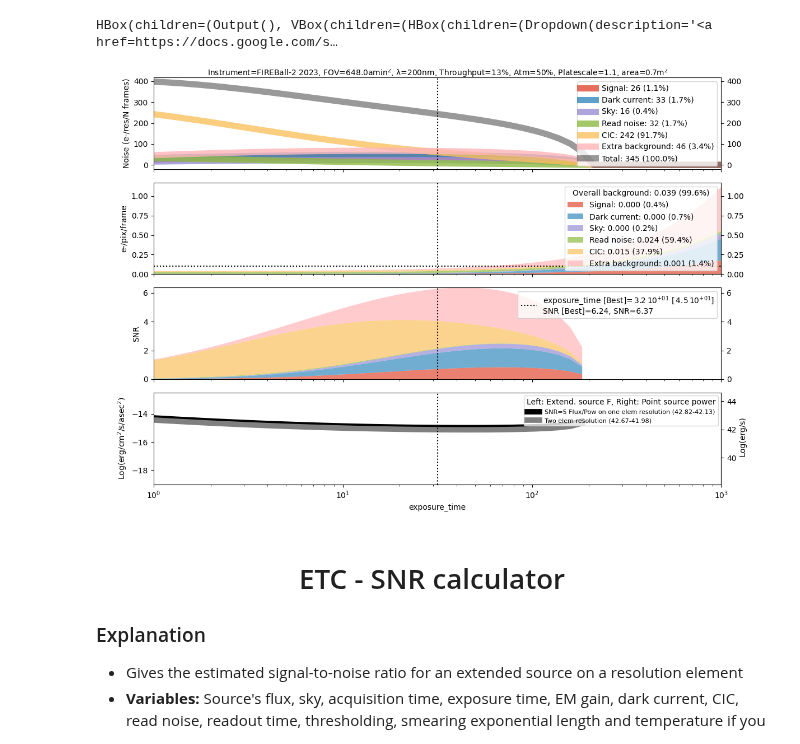
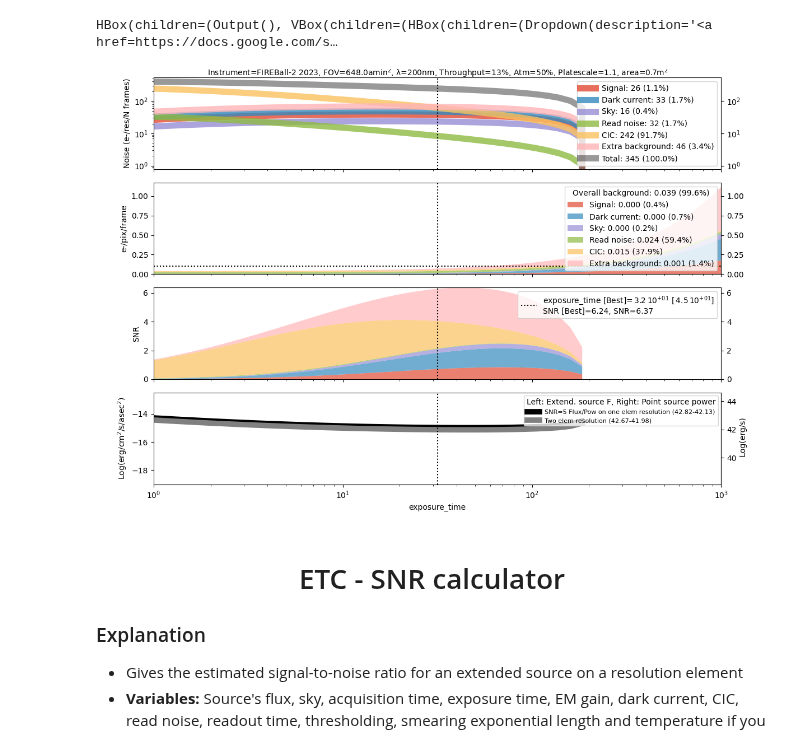
Before and after one commit to vpicouet/spectro-imager-etc, a Jupyter notebook: notebooks/ETC.ipynb, the cells around one changed output. Saved outputs shown, nothing was run; the diff lists cells and outputs as text; code cells hidden in the pictures.

```diff
--- a/notebooks/ETC.ipynb
+++ b/notebooks/ETC.ipynb
@@ -84,10 +84,10 @@ class ExposureTimeCalulator(widgets.HBox):
 
         self.other_options =  ['exposure_time','acquisition_time',"Signal","RN","Dard_current" ,'Sky',"readout_time","PSF_RMS_det","QE","cosmic_ray_loss_per_sec","Throughput","Atmosphere","lambda_stack","PSF_source",'Collecting_area',"Δx","Δλ"]#[:-3]
         self.other_options =  ["---OBSERVED SOURCE---","Signal",'Sky',"PSF_source","Line_width",
-        "---OBSERVATION STRATEGY---", "Atmosphere",'exposure_time','acquisition_time',"readout_time","lambda_stack","Δx","Δλ",  "Wavelength",
-        "---INSTRUMENT DESIGN---",'Collecting_area',"Pixel_scale","Throughput","PSF_RMS_mask","PSF_RMS_det",
-        "---SPECTROGRAPH DESIGN---","Spectral_resolution","Slit_width","Dispersion",
-        "---DECTECTOR PERFORMANCE---","QE","RN","Dard_current" ,"Pixel_size","cosmic_ray_loss_per_sec",
+        "---OBSERVATION STRATEGY---", "Atmosphere",'exposure_time','acquisition_time',"readout_time","lambda_stack","Δx","Δλ",  "wavelength",
+        "---INSTRUMENT DESIGN---",'Collecting_area',"pixel_scale","Throughput","PSF_RMS_mask","PSF_RMS_det",
+        "---SPECTROGRAPH DESIGN---","Spectral_resolution","Slitwidth","dispersion",
+        "---DECTECTOR PERFORMANCE---","QE","RN","Dard_current" ,"pixel_size","cosmic_ray_loss_per_sec",
         # "---FIREBall specific---",
         ]#[:-3]
         self.fb_options_no_temp = self.other_options + ["---AMPLIFIED DECTECTOR---","EM_gain","CIC_charge","smearing","extra_background"]
@@ -96,6 +96,8 @@ class ExposureTimeCalulator(widgets.HBox):
         self.instrument = widgets.Dropdown(options=instruments.colnames[3:],value=instrument,description="<a href=https://docs.google.com/spreadsheets/d/1Ox0uxEm2TfgzYA6ivkTpU4xrmN5vO5kmnUPdCSt73uU/edit#gid=2066284077>Instrument</a>", layout=Layout(width=small),description_tooltip="Instrument characteristics")
         self.ylog = widgets.Checkbox(value=False,description='ylog',disabled=False, layout=Layout(width='147px'),description_tooltip="Use this check box to use a log scale for the y axis")
         self.xlog = widgets.Checkbox(value=True,description='xlog',disabled=False, layout=Layout(width='147px'),description_tooltip="Use this check box to use a log scale for the x axis")
+        self.ax0.set_yscale("log")
+
         # self.reset = widgets.Button(value=False,description='↺',disabled=False,button_style='', layout=Layout(width="30px"))
 
         self.Signal = widgets.FloatLogSlider(min=-19, max=-13 ,value=self.Signal,description='Flux', layout=Layout(width=width),description_tooltip="Flux of the diffuse source in ergs/cm2/s/arcsec2/Å.")
@@ -105,8 +107,8 @@ class ExposureTimeCalulator(widgets.HBox):
         self.fwhm = widgets.FloatRangeSlider( min=0.1, max=6,value=(self.PSF_RMS_mask,self.PSF_RMS_det),style = style, layout=Layout(width=width),description='Mask/det σ',step=0.1,readout_format='.1f',todescription_tooltipoltip="Spatial resolution in arcseconds respectively at the mask and detector level. To be multiplied by 2.35 to have the FWHM.")
         # self.Sky = widgets.FloatLogSlider( min=0, max=7,value=self.Sky,base=10, style =style, layout=Layout(width=width),description='Sky (CU)',description_tooltip="Level of sky background illumination in Continuum units (CU = 1 ph/cm$^2$/s/sr/Å = 1 LU/Å) ")#5.57e-18
         self.Sky = widgets.FloatLogSlider( min=-19, max=-15,value=self.Sky,base=10, style =style, layout=Layout(width=width),description='Sky',description_tooltip="Level of sky background illumination in ergs/cm2/s/arcsec2/Å ")#5.57e-18
-        self.RN = widgets.IntSlider( min=0, max=120,value=self.RN, style = style, layout=Layout(width=width),description='Read noise',description_tooltip="Detector readout noise in electrons/pixel")
-        self.QE = widgets.FloatSlider( min=0, max=1,value=self.Nominal.QE,style = style, layout=Layout(width=width),description='QE',step=0.01,readout_format='.2f',description_tooltip="Detector quantum efficiency")
+        self.RN = widgets.IntSlider( min=0.01, max=120,value=self.RN, style = style, layout=Layout(width=width),description='Read noise',description_tooltip="Detector readout noise in electrons/pixel")
+        self.QE = widgets.FloatSlider( min=0.01, max=1,value=self.Nominal.QE,style = style, layout=Layout(width=width),description='QE',step=0.01,readout_format='.2f',description_tooltip="Detector quantum efficiency")
         self.Dard_current = widgets.FloatSlider( min=0, max=50,value=self.Dard_current, style = style, layout=Layout(width=width),description='Dard current',step=0.0011,readout_format='.2f',description_tooltip="Detector dark current [e-/pix/hour]")
 
         self.extra_background = widgets.FloatSlider( min=0, max=3,value=self.extra_background,style = style, layout=Layout(width=width),description='Extra bckgnd',step=0.2,readout_format='.1f',description_tooltip="Additional background on the detector [e-/pix/hour]")
@@ -119,13 +121,13 @@ class ExposureTimeCalulator(widgets.HBox):
 
 
 
-        self.Collecting_area = widgets.FloatSlider( min=0, max=10,value=self.Collecting_area,base=10, style =style, layout=Layout(width=width),description='Area',description_tooltip="Collecting area of the instrument in square meter")#5.57e-18
-        self.pixel_scale = widgets.FloatSlider( min=0, max=2,value=self.pixel_scale,base=10, style =style, layout=Layout(width=width),description='Pixel scale',description_tooltip="Pixel plate scale in  ''/pix")#5.57e-18
-        self.Throughput = widgets.FloatSlider( min=0, max=1,value=self.Throughput,base=10, style =style, layout=Layout(width=width),description='Throughput',description_tooltip="Instrument throughput at effective wavelength (not accounting for detector quantum efficiency and atmospheric transmission)")#5.57e-18
+        self.Collecting_area = widgets.FloatSlider( min=0.01, max=10,value=self.Collecting_area,base=10, style =style, layout=Layout(width=width),description='Area',description_tooltip="Collecting area of the instrument in square meter")#5.57e-18
+        self.pixel_scale = widgets.FloatSlider( min=0.01, max=2,value=self.pixel_scale,base=10, style =style, layout=Layout(width=width),description='Pixel scale',description_tooltip="Pixel plate scale in  ''/pix")#5.57e-18
+        self.Throughput = widgets.FloatSlider( min=0.01, max=1,value=self.Throughput,base=10, style =style, layout=Layout(width=width),description='Throughput',description_tooltip="Instrument throughput at effective wavelength (not accounting for detector quantum efficiency and atmospheric transmission)")#5.57e-18
 
 
 
-        self.Atmosphere = widgets.FloatSlider( min=0, max=1,value=self.Atmosphere,base=10, style =style, layout=Layout(width=width),description='Atmosphere',description_tooltip="Atmospheric transmission")
+        self.Atmosphere = widgets.FloatSlider( min=0.01, max=1,value=self.Atmosphere,base=10, style =style, layout=Layout(width=width),description='Atmosphere',description_tooltip="Atmospheric transmission")
         self.pixel_size = widgets.FloatSlider( min=2, max=40,value=self.pixel_size,base=10, style =style, layout=Layout(width=width),description='Pix size',description_tooltip="Pixel size in microns")
 
         self.PSF_source = widgets.FloatSlider( min=0.1, max=30,value=self.PSF_source,base=10, style =style, layout=Layout(width=width),description='σ Source',description_tooltip="Spatial extension of the source in arcseconds")
@@ -281,30 +283,30 @@ class ExposureTimeCalulator(widgets.HBox):
                 self.smearing.layout.visibility = 'visible' if ("FIREBall-2" in self.instrument.value) & (self.counting_mode.value)    else 'hidden'
                 self.temperature.layout.visibility = 'visible' if ("FIREBall-2" in self.instrument.value) &  (self.follow_temp.value)  else 'hidden'
 
-
                 if x_axis == 'temperature':
                     temperature=np.linspace(self.temperature.min, self.temperature.max)
                     Dard_current = 10**self.dark_poly(temperature)
                     # smearing = np.poly1d([-0.0306087, -2.2226087])(temperature)
                     smearing = self.smearing_poly(temperature)
-                # self.ax0.set_title('Gain=%i, Texp=%i, CIC=%0.3f, Dark=%0.3f, RN=%i, Signal=%0.2E, Sky=%0.2E, e-/pix=%0.2E'%(EM_gain,exposure_time,CIC_charge,Dard_current,RN,Signal,Sky,self.el_per_pix),y=0.97)
-                # title = 'Gain'#=%i, Texp=%i, CIC=%0.3f, Dark=%0.3f, RN=%i, Signal=%0.2E, Sky=%0.2E'%(EM_gain,exposure_time,CIC_charge,Dard_current,RN,Signal,Sky)
+                # d = {name:np.linspace(rgetattr(self, '%s.min'%(name)), rgetattr(self, '%s.max'%(name))   name for self.fb_options_no_temp}
+
+                # globals()[x_axis] = np.linspace(rgetattr(self, '%s.min'%(x_axis)), rgetattr(self, '%s.max'%(x_axis)) )
+                # print(eval("x_axis"))
+                # exec("%s = np.linspace(self.%s.min,self.%s.max)"%(x_axis,x_axis,x_axis))
+                # print(eval("x_axis"))
                 if x_axis == 'exposure_time':
-                    # exposure_time=np.linspace(self.exposure_time.min,self.exposure_time.max)
-                    # exposure_time=np.logspace(np.log10(self.exposure_time.min),np.log10(self.exposure_time.max))
                     exposure_time=np.logspace(0,np.log10(self.time_max))
                 elif x_axis == 'Sky':
-                    # Sky=np.logspace(3,7)
                     Sky=np.logspace(-19,-15)
+                    Sky=np.logspace(self.Sky.min,self.Sky.max)
                 elif x_axis == 'Signal':
                     Signal=np.logspace(-19,-13)
-                    # Signal=np.logspace(-19,-13)
-
+                    Signal=np.logspace(self.Signal.min,self.Signal.max)
                 elif x_axis == 'EM_gain':
                     # EM_gain=np.linspace(self.EM_gain.min,self.EM_gain.max)
                     EM_gain=np.logspace(np.log10(self.EM_gain.min),np.log10(self.EM_gain.max))
                 elif x_axis == 'acquisition_time':
-                    acquisition_time=np.linspace(0.1,6)
+                    acquisition_time=np.linspace(self.acquisition_time.min,self.acquisition_time.max)
                 elif x_axis == 'RN':
                     RN=np.logspace(-1,np.log10(self.RN.max))
                 elif x_axis == 'CIC_charge':
@@ -320,32 +322,40 @@ class ExposureTimeCalulator(widgets.HBox):
                 elif x_axis == 'QE':
                     QE=np.linspace(self.QE.min,self.QE.max)
                 elif x_axis == 'PSF_RMS_mask':
-                    PSF_RMS_mask=np.linspace(0.1,8)
+                    PSF_RMS_mask=np.linspace(self.fwhm.min,8)
                 elif x_axis == 'PSF_RMS_det':
-                    PSF_RMS_det=np.linspace(0.1,10)
+                    PSF_RMS_det=np.linspace(self.fwhm.min,self.fwhm.max)
                 elif x_axis == 'extra_background':
                     extra_background=np.linspace(self.extra_background.min,self.extra_background.max)
                 elif x_axis == 'Δx':
-                    Δx=np.linspace(-15,15)#arcseconds
+                    Δx=np.linspace(self.Δx.min,self.Δx.max)#arcseconds
                 elif x_axis == 'Δλ':
-                    Δλ=np.linspace(-150,150)#angstrom
-
+                    Δλ=np.linspace(self.Δλ.min,self.Δλ.max)#angstrom
                 elif x_axis == 'Throughput':
-                    Throughput=np.linspace(0,1)
-
+                    Throughput=np.linspace(self.Throughput.min,self.Throughput.max)
                 elif x_axis == 'Atmosphere':
-                    Atmosphere=np.linspace(0,1)
-
+                    Atmosphere=np.linspace(self.Atmosphere.min,self.Atmosphere.max)
+                elif x_axis == 'Line_width':
+                    Line_width=np.linspace(self.Line_width.min,self.Line_width.max)
                 elif x_axis == 'PSF_source':
-                    PSF_source = np.linspace(1,50)
-
+                    PSF_source =  np.linspace(self.PSF_source.min,self.PSF_source.max)
+                elif x_axis == 'pixel_scale':
+                    pixel_scale = np.linspace(self.pixel_scale.min,self.pixel_scale.max)
+                elif x_axis == 'pixel_size':
+                    pixel_size = np.linspace(self.pixel_size.min,self.pixel_size.max)
+                elif x_axis == 'wavelength':
+                    wavelength =np.linspace(self.wavelength.min,self.wavelength.max)
+                elif x_axis == 'Slitwidth':
+                    Slitwidth =np.linspace(self.Slitwidth.min,self.Slitwidth.max)
+                elif x_axis == 'Spectral_resolution':
+                    Spectral_resolution = np.linspace(self.Spectral_resolution.min,self.Spectral_resolution.max)
+                elif x_axis == 'dispersion':
+                    dispersion = np.linspace(self.dispersion.min,self.dispersion.max)
                 elif x_axis == 'lambda_stack':
-                    lambda_stack = np.logspace(np.log10(self.dispersion),np.log10(self.Bandwidth))
-
+                    lambda_stack = np.logspace(np.log10(self.dispersion.value),np.log10(self.Bandwidth))
                 elif x_axis == 'Collecting_area':
-                    Collecting_area = np.logspace(np.log10(0.1),np.log10(200))
-
-                # Add Slitwidth & Bandwidth
+                    # Collecting_area = np.linspace(self.Collecting_area.min,self.Collecting_area.max)
+                    Collecting_area = np.linspace(0.01, 10)
                 elif x_axis == "cosmic_ray_loss_per_sec":
                     cosmic_ray_loss_per_sec=np.linspace(0,1/exposure[1])
 
@@ -474,8 +484,16 @@ class ExposureTimeCalulator(widgets.HBox):
                     self.ax0.set_ylim((-0.5,np.nanmax(np.nansum(self.new.noises[:,:-1],axis=1))))
                     self.ax1.set_ylim((0,np.max(np.sum(getattr(self.new,'electrons_per_pix'),axis=1))))
                     self.ax2.set_ylim((0,np.nanmax(getattr(self.new,'SNR'))))
+
                 if xlog:
-                    self.ax0.set_xscale("symlog")
+                    try:
+                        if (rgetattr(self,"%s.min"%(x_axis))<0) & ( rgetattr(self,"%s.min"%(x_axis))  <  rgetattr(self,"%s.value"%(x_axis)) <  rgetattr(self,"%s.max"%(x_axis))):
+                            self.ax0.set_xscale("symlog")
+                        else:
+                            self.ax0.set_xscale("log")
+                    except AttributeError:
+                        self.ax0.set_xscale("log")
+
                 else:
                     self.ax0.set_xscale("linear")
 
@@ -517,35 +535,35 @@ class ExposureTimeCalulator(widgets.HBox):
             self.exposure.value = (self.readout_time, instruments[instrument][instruments["Charact."]=="exposure_time"][0] )
             self.smearing.layout.visibility = 'visible' if ("FIREBall-2" in instrument) & (self.counting_mode.value)    else 'hidden'
             self.temperature.layout.visibility = 'visible' if ("FIREBall-2" in instrument) &  (self.follow_temp.value)  else 'hidden'
-            title = 'Instrument=%s, FOV=%samin$^2$, λ=%inm, Throughput=%i%%, Atm=%i%%, Platescale=%.1f, area=%0.5fm$^2$'%(instrument, instruments[instrument][instruments["Charact."]=="FOV_size"][0], instruments[instrument][instruments["Charact."]=="wavelength"][0], 100*instruments[instrument][instruments["Charact."]=="Throughput"][0], 100*instruments[instrument][instruments["Charact."]=="Atmosphere"][0], instruments[instrument][instruments["Charact."]=="pixel_scale"][0], instruments[instrument][instruments["Charact."]=="cosmic_ray_loss_per_sec"][0])
+            title = 'Instrument=%s, FOV=%samin$^2$, λ=%inm, Throughput=%i%%, Atm=%i%%, Platescale=%.1f, area=%0.1fm$^2$'%(instrument, instruments[instrument][instruments["Charact."]=="FOV_size"][0], instruments[instrument][instruments["Charact."]=="wavelength"][0], 100*instruments[instrument][instruments["Charact."]=="Throughput"][0], 100*instruments[instrument][instruments["Charact."]=="Atmosphere"][0], instruments[instrument][instruments["Charact."]=="pixel_scale"][0], instruments[instrument][instruments["Charact."]=="Collecting_area"][0])
             self.ax0.set_title(title,y=0.96,fontsize=10)
 
 
             self.change.value=True
 
             self.update(self.x_axis.value, counting_mode=self.counting_mode.value,Sky=self.Sky.value,acquisition_time=self.acquisition_time.value,Signal=self.Signal.value,EM_gain=self.EM_gain.value,RN=self.RN.value,CIC_charge=self.CIC_charge.value,Dard_current=self.Dard_current.value,exposure=self.exposure.value,smearing=self.smearing.value,temperature=self.temperature.value,follow_temp=self.follow_temp.value,fwhm=self.fwhm.value,QE=self.QE.value,extra_background=self.extra_background.value,log=self.ylog.value,
             xlog=self.xlog.value , Collecting_area=self.Collecting_area.value , pixel_scale=self.pixel_scale.value , Throughput=self.Throughput.value , Spectral_resolution=self.Spectral_resolution.value , Slitwidth=self.Slitwidth.value , dispersion=self.dispersion.value , PSF_source=self.PSF_source.value , Line_width=self.Line_width.value , wavelength=self.wavelength.value , Δλ=self.Δλ.value , Δx=self.Δx.value , Atmosphere=self.Atmosphere.value , pixel_size=self.pixel_size.value , cosmic_ray_loss_per_sec=self.cosmic_ray_loss_per_sec.value, lambda_stack = self.lambda_stack.value,change=self.change)
         return
 
 
 import pandas as pd
 sheet_id = "1Ox0uxEm2TfgzYA6ivkTpU4xrmN5vO5kmnUPdCSt73uU"
 sheet_name = "instruments.csv"
 url = f"https://docs.google.com/spreadsheets/d/{sheet_id}/gviz/tq?tqx=out:csv&sheet={sheet_name}"
 try:
     instruments = Table.from_pandas(pd.read_csv(url))
 except Exception:
     instruments = Table.read("Instruments.csv")
 instruments = instruments[instruments.colnames]
 instruments_dict ={ name:{key:float(val) for key, val in zip(instruments["Charact."][:],instruments[name][:])} for name in instruments.colnames[3:]}
 
 
 
 
 FIREBall = ExposureTimeCalulator(instrument="FIREBall-2 2023")
 # %% [output]
 HBox(children=(Output(), VBox(children=(HBox(children=(Dropdown(description='<a href=https://docs.google.com/s…
-[figure, old version]
+[figure, new version]
 # %% [markdown]
 
 # <center>ETC - SNR calculator </center>
```
Also changed, not shown: 1 other file.
